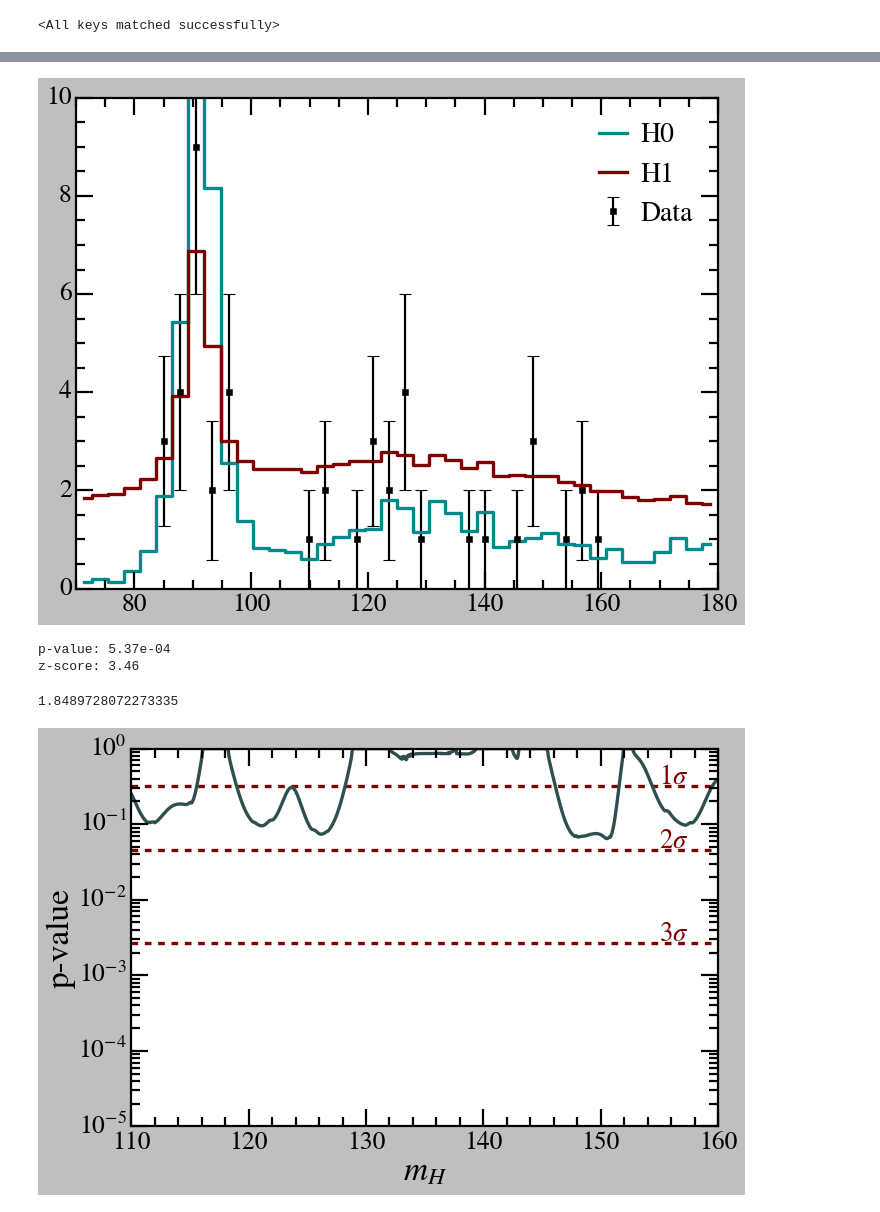
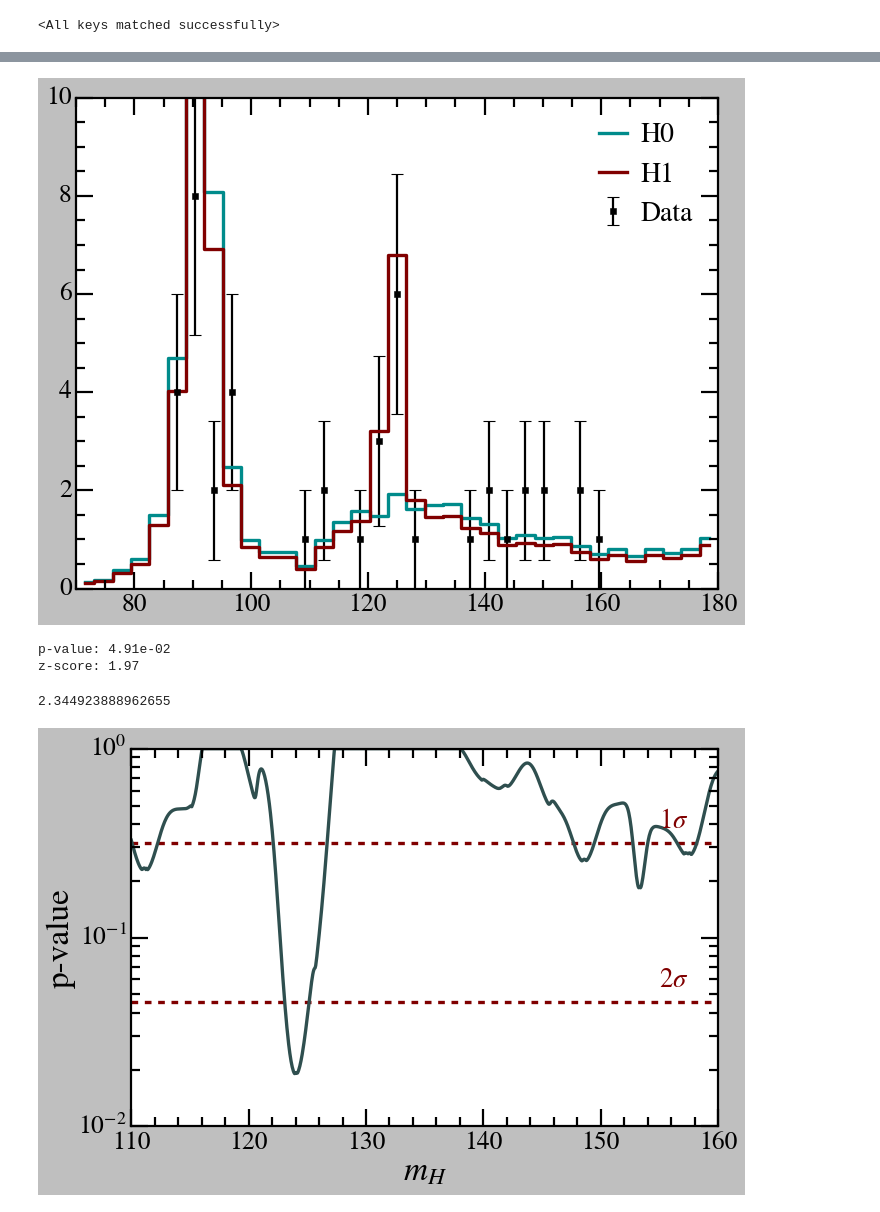
Before and after one commit to vinh-qtran/mit-jlab-sp25, a Jupyter notebook: higgs/analysis/analysis.ipynb, the cells around one changed output, grey strips where cells are left out. Saved outputs shown, nothing was run; the diff lists cells and outputs as text; code cells hidden in the pictures.

```diff
--- a/higgs/analysis/analysis.ipynb
+++ b/higgs/analysis/analysis.ipynb
@@ -215,8 +215,8 @@ Test dataset size: 59259
 model = mlp.LeptonMLP(
     lepton_dim = 3,
     pid_embedding_dim = 1,
-    hidden_lepton_dims = [16, 16, 16],
-    hidden_mpl_dims = [32, 16, 8],
+    hidden_lepton_dims = [32, 32, 32],
+    hidden_mpl_dims = [256, 64, 16, 4],
     output_dim = 1,
     dropout = 0.0,
     activation = nn.ReLU(),
@@ -308,7 +308,7 @@ nn_higgs_and_zz_data = four_leptons_nn.apply_nn_cut(
 nn_higgs_data = nn_higgs_and_zz_data[:2]
 nn_zz_data = nn_higgs_and_zz_data[2:]
 # %%
-bins = np.linspace(70,180,41)
+bins = np.linspace(70,180,36)
 bin_centers = (bins[1:] + bins[:-1]) / 2
 bin_width = bins[1] - bins[0]
 
@@ -421,7 +421,7 @@ class ZZFitter(fitting.BasePoissonFitter):
         self.b = b
 
     def _get_initial_guess(self):
-        return [20]
+        return [50]
 
     def _get_model(self, x, params):
         b = params[0]
@@ -445,7 +445,7 @@ class HiggsFitter(fitting.BasePoissonFitter):
         self.sigma_mH = sigma_mH
 
     def _get_initial_guess(self):
-        return [20,10,125,0.1]
+        return [50,10,125,1]
 
     def _get_model(self, x, params):
         b, s, mH, sigma_mH = params
@@ -502,7 +502,7 @@ if True:
     plt.tight_layout()
     plt.show()
 # %% [output]
-[figure, old version]
+[figure, new version]
 # %%
 delta_chisqr = zz_fitting_result['chisqr'] - higgs_fitting_result['chisqr']
 p_value = 1 - chi2.cdf(delta_chisqr,3)
@@ -510,20 +510,22 @@ z_score = - norm.ppf(p_value/2)
 print('p-value:',f'{p_value:.02e}')
 print('z-score:',f'{z_score:.02f}')
 # %% [output]
-p-value: 5.37e-04
-z-score: 3.46
+p-value: 4.91e-02
+z-score: 1.97
 # %%
 class HiggMassFitter:
     def __init__(self,
                  bin_indices=np.arange(bin_centers.shape[0]),
                  counts=nn_observed_hist,
                  b=None,
+                 sigma_mH=sigma_mH,
                  mass_bins=np.linspace(110,160,1000)):
 
         self.bin_indices = bin_indices
         self.counts = counts
 
         self.b = b
+        self.sigma_mH = sigma_mH
         self.mass_bins = mass_bins
 
         self.p_values = []
@@ -546,11 +548,11 @@ class HiggMassFitter:
             self.counts,
             self.b,
             mH,
-            sigma_mH,
+            self.sigma_mH,
         )
 
         delta_chisqr = zz_fitter.fit()['chisqr'] - higgs_fitter.fit()['chisqr']
-        p_value = 1 - chi2.cdf(delta_chisqr,1)
+        p_value = 1 - chi2.cdf(delta_chisqr,2)
         z_score = - norm.ppf(p_value/2)
 
         return p_value, z_score
@@ -559,26 +561,26 @@ higgs_mass_fitter = HiggMassFitter()
 # %%
 fig, ax = plt.subplots(figsize=(9,6))
 
 ax.plot(higgs_mass_fitter.mass_bins,higgs_mass_fitter.p_values,color='darkslategrey',zorder=-1)
 print(np.max(- norm.ppf(np.array(higgs_mass_fitter.p_values)/2)))
 
-for i in range(1,4):
+for i in range(1,3):
     p_value = 2*norm.cdf(-i)
     ax.axhline(p_value,ls='--',color='maroon',zorder=-2)
     ax.text(155, 1.3*p_value, rf"${i}\sigma$", fontsize=24, rotation=0, horizontalalignment='left', verticalalignment='center', color='maroon')
 
 ax.set_yscale('log')
 
 ax.set_xlim(110,160)
-ax.set_ylim(1e-5,1e0)
+ax.set_ylim(1e-2,1e0)
 
 ax.set_xlabel(r'$m_H$')
 ax.set_ylabel('p-value')
 
 plt.savefig('p-value.png')
 
 plt.tight_layout()
 plt.show()
 # %% [output]
-1.8489728072273335
+2.344923888962655
-[figure, old version]
+[figure, new version]
```
Also changed, not shown: parts of 7 cells of this notebook, 8 other files.
